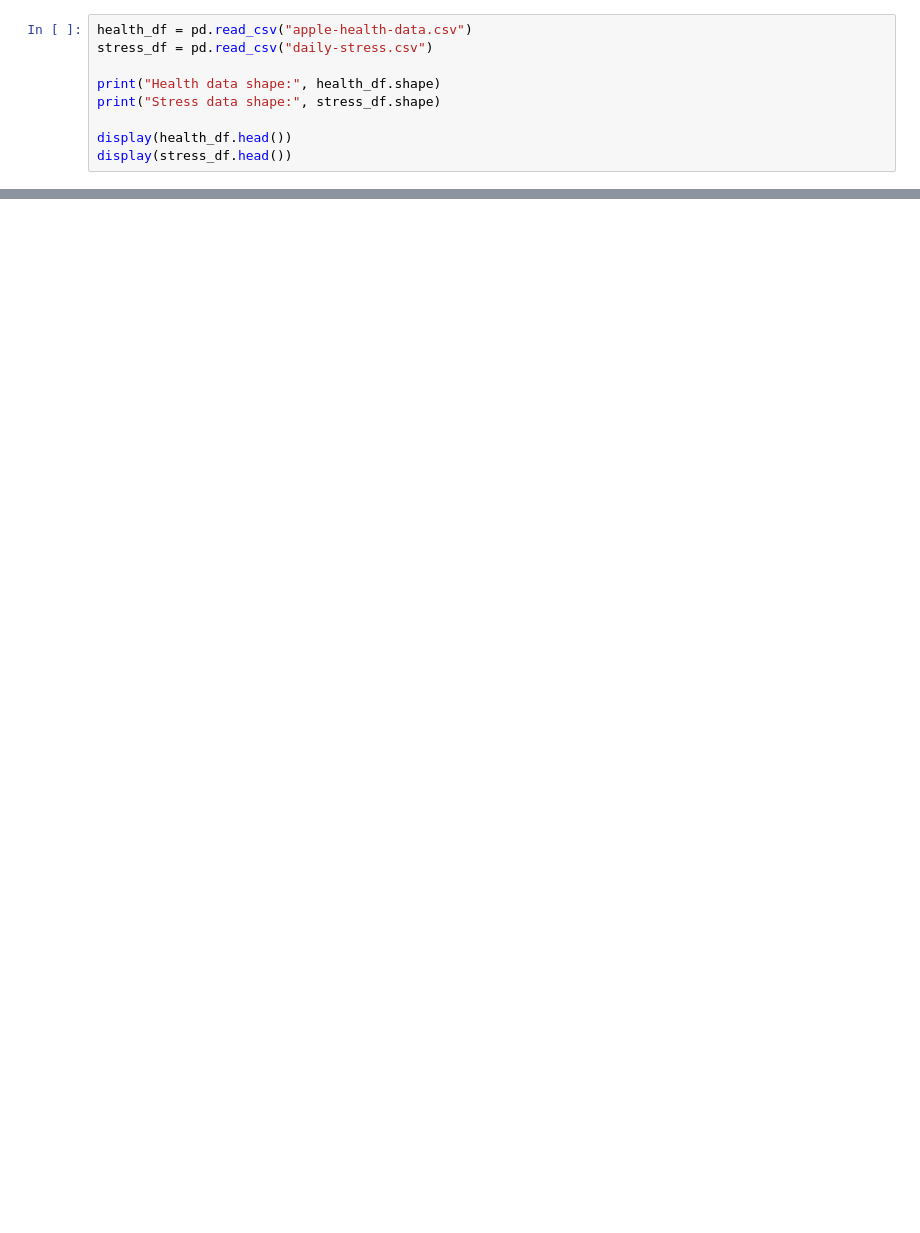
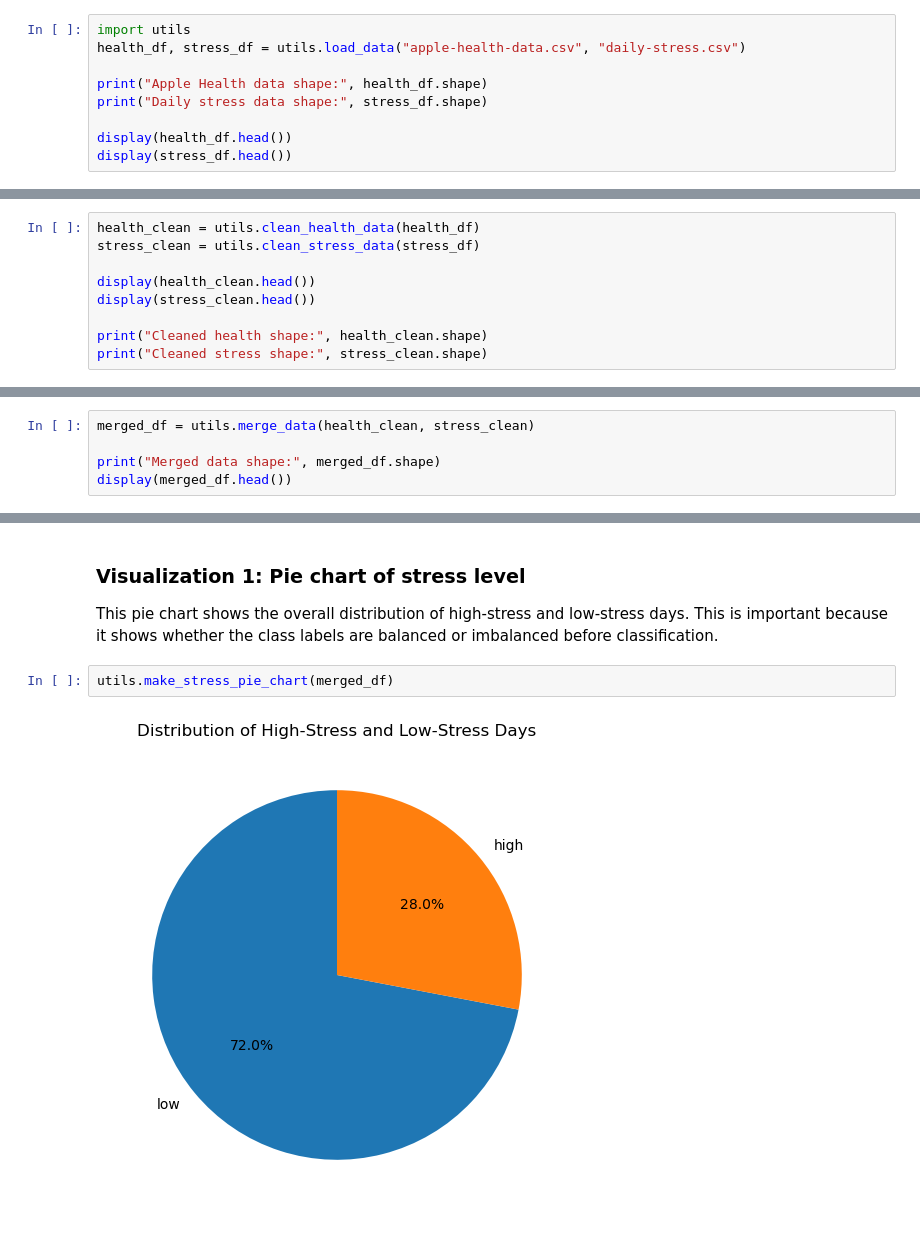
Before and after one commit to ifrisbee14/Quantified-Self, a Jupyter notebook: quantified_self.ipynb, the cells around one changed output, grey strips where cells are left out. Cells and saved outputs as stored; diff of their text form; blank space fills up the shorter version.

```diff
--- a/quantified_self.ipynb
+++ b/quantified_self.ipynb
@@ -37,9 +70,9 @@ In this section, I load both datasets, inspect their structure, clean them, and
 # %%
-health_df = pd.read_csv("apple-health-data.csv")
-stress_df = pd.read_csv("daily-stress.csv")
+import utils
+health_df, stress_df = utils.load_data("apple-health-data.csv", "daily-stress.csv")
 
-print("Health data shape:", health_df.shape)
-print("Stress data shape:", stress_df.shape)
+print("Apple Health data shape:", health_df.shape)
+print("Daily stress data shape:", stress_df.shape)
 
 display(health_df.head())
 display(stress_df.head())
@@ -45,0 +146,9 @@ display(stress_df.head())
+# %%
+health_clean = utils.clean_health_data(health_df)
+stress_clean = utils.clean_stress_data(stress_df)
+
+display(health_clean.head())
+display(stress_clean.head())
+
+print("Cleaned health shape:", health_clean.shape)
+print("Cleaned stress shape:", stress_clean.shape)
@@ -45,0 +201,5 @@ display(stress_df.head())
+# %%
+merged_df = utils.merge_data(health_clean, stress_clean)
+
+print("Merged data shape:", merged_df.shape)
+display(merged_df.head())
@@ -45,0 +238,8 @@ display(stress_df.head())
+# %% [markdown]
+### Visualization 1: Pie chart of stress level
+
+This pie chart shows the overall distribution of high-stress and low-stress days. This is important because it shows whether the class labels are balanced or imbalanced before classification.
+# %%
+utils.make_stress_pie_chart(merged_df)
+# %% [output]
+[figure, added]
```
Also changed, not shown: parts of 24 cells of this notebook, 1 other file.
